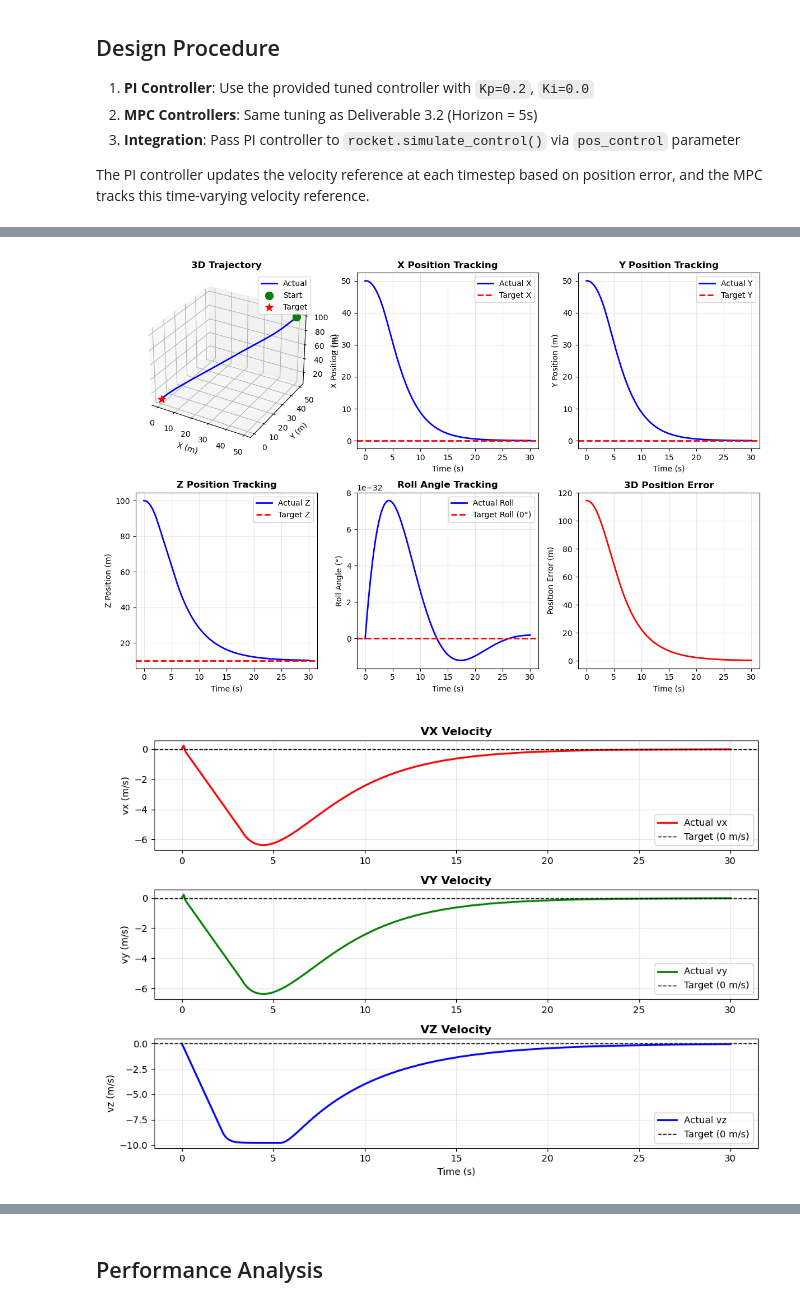
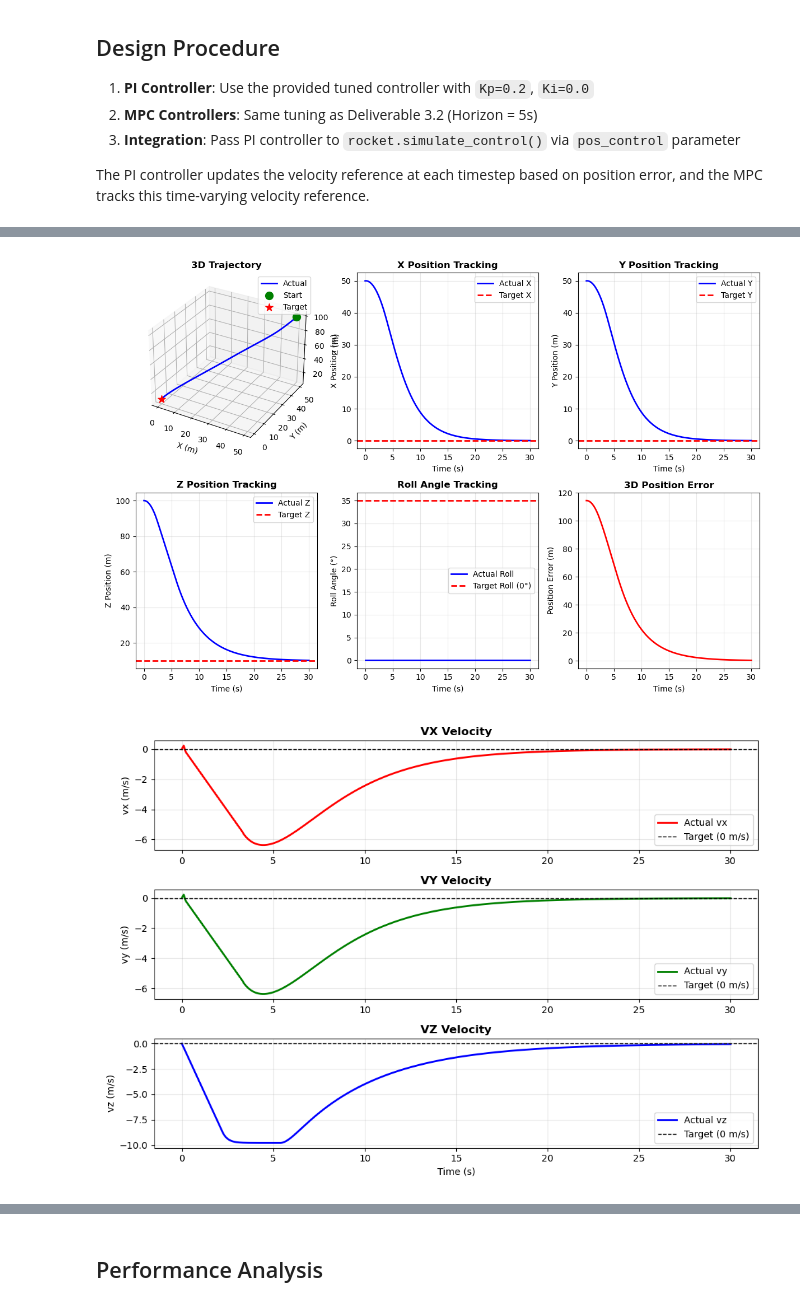
Before and after one commit to DolbyBolby/MPC-Course-EPFL, a Jupyter notebook: project/Deliverable_3_3/Deliverable_3_3.ipynb, the cells around one changed output, grey strips where cells are left out. Cells and saved outputs as stored; diff of their text form; code cells hidden in the pictures.

```diff
--- a/project/Deliverable_3_3/Deliverable_3_3.ipynb
+++ b/project/Deliverable_3_3/Deliverable_3_3.ipynb
@@ -208,8 +223,8 @@ ax4.grid(True, alpha=0.3)
 
 # Subplot 5: Roll angle
 ax5 = fig.add_subplot(2, 3, 5)
-ax5.plot(t_cl, np.rad2deg(x_cl[2, :]), 'b-', linewidth=2, label='Actual Roll')
-ax5.axhline(0, color='r', linestyle='--', linewidth=2, label='Target Roll (0°)')
+ax5.plot(t_cl, np.rad2deg(x_cl[5, :]), 'b-', linewidth=2, label='Actual Roll')
+ax5.axhline(35, color='r', linestyle='--', linewidth=2, label='Target Roll (0°)')
 ax5.set_xlabel('Time (s)')
 ax5.set_ylabel('Roll Angle (°)')
 ax5.set_title('Roll Angle Tracking', fontweight='bold')
@@ -239,34 +254,34 @@ for i, (ax, label, color) in enumerate(zip(axes, ['vx', 'vy', 'vz'], ['r', 'g',
     ax.set_title(f'{label.upper()} Velocity', fontweight='bold')
     ax.legend()
     ax.grid(True, alpha=0.3)
 
 axes[-1].set_xlabel('Time (s)')
 plt.tight_layout()
 plt.show()
 
 # Print statistics
 print("="*60)
 print("TRACKING PERFORMANCE STATISTICS")
 print("="*60)
 print(f"\nPosition Error:")
 print(f"  Mean: {np.mean(pos_error):.3f} m")
 print(f"  Max:  {np.max(pos_error):.3f} m")
 print(f"  Final: {pos_error[-1]:.3f} m")
 
 vel_norm = np.linalg.norm(x_cl[6:9, :], axis=0)
 print(f"\nVelocity Magnitude:")
 print(f"  Mean: {np.mean(vel_norm):.3f} m/s")
 print(f"  Max:  {np.max(vel_norm):.3f} m/s")
 print(f"  Final: {vel_norm[-1]:.3f} m/s")
 
 roll_error = np.rad2deg(np.abs(x_cl[2, :]))
 print(f"\nRoll Angle Error:")
 print(f"  Mean: {np.mean(roll_error):.3f}°")
 print(f"  Max:  {np.max(roll_error):.3f}°")
 print(f"  Final: {roll_error[-1]:.3f}°")
 print("="*60)
 # %% [output]
-[figure, old version]
+[figure, new version]
 [figure]
 ============================================================
 TRACKING PERFORMANCE STATISTICS
```
Also changed, not shown: parts of 2 cells of this notebook, 1 other file.
